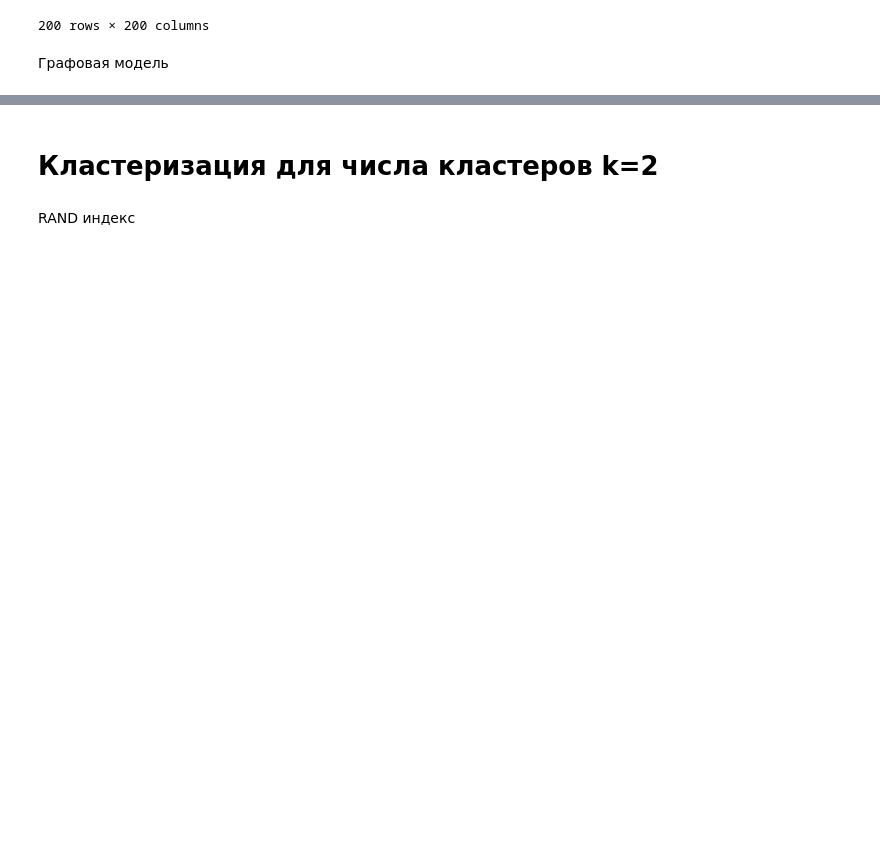
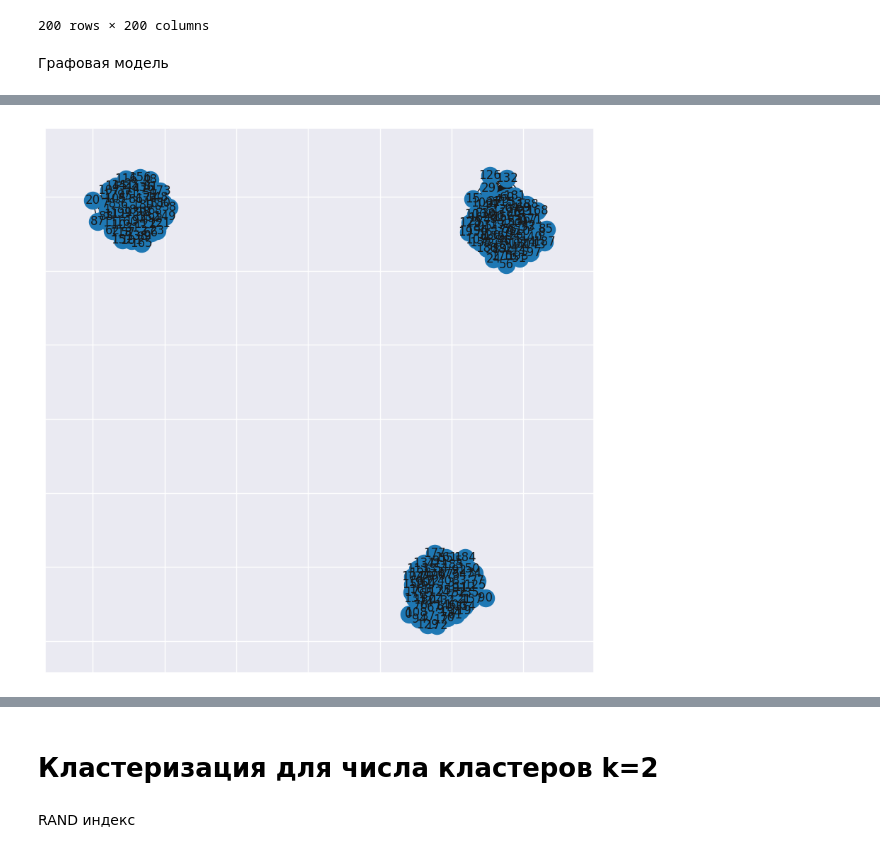
Before and after one commit to Vladislav-Kanev/Clustering_lab2, a Jupyter notebook: report.ipynb, the cells around one changed output, grey strips where cells are left out. Cells and saved outputs as stored; diff of their text form; code cells hidden in the pictures; blank space fills up the shorter version.

```diff
--- a/report.ipynb
+++ b/report.ipynb
@@ -176,0 +187,5 @@ plot_graph(similarity_euclidean_x_graph)
+# %%
+similarity_euclidean_y_graph = similarity_matrix_to_graph(similarity_euclidean_y, threshold=0.6)
+plot_graph(similarity_euclidean_y_graph)
+# %% [output]
+[figure, added]
```
Also changed, not shown: parts of 8 cells of this notebook, 1 other file.
